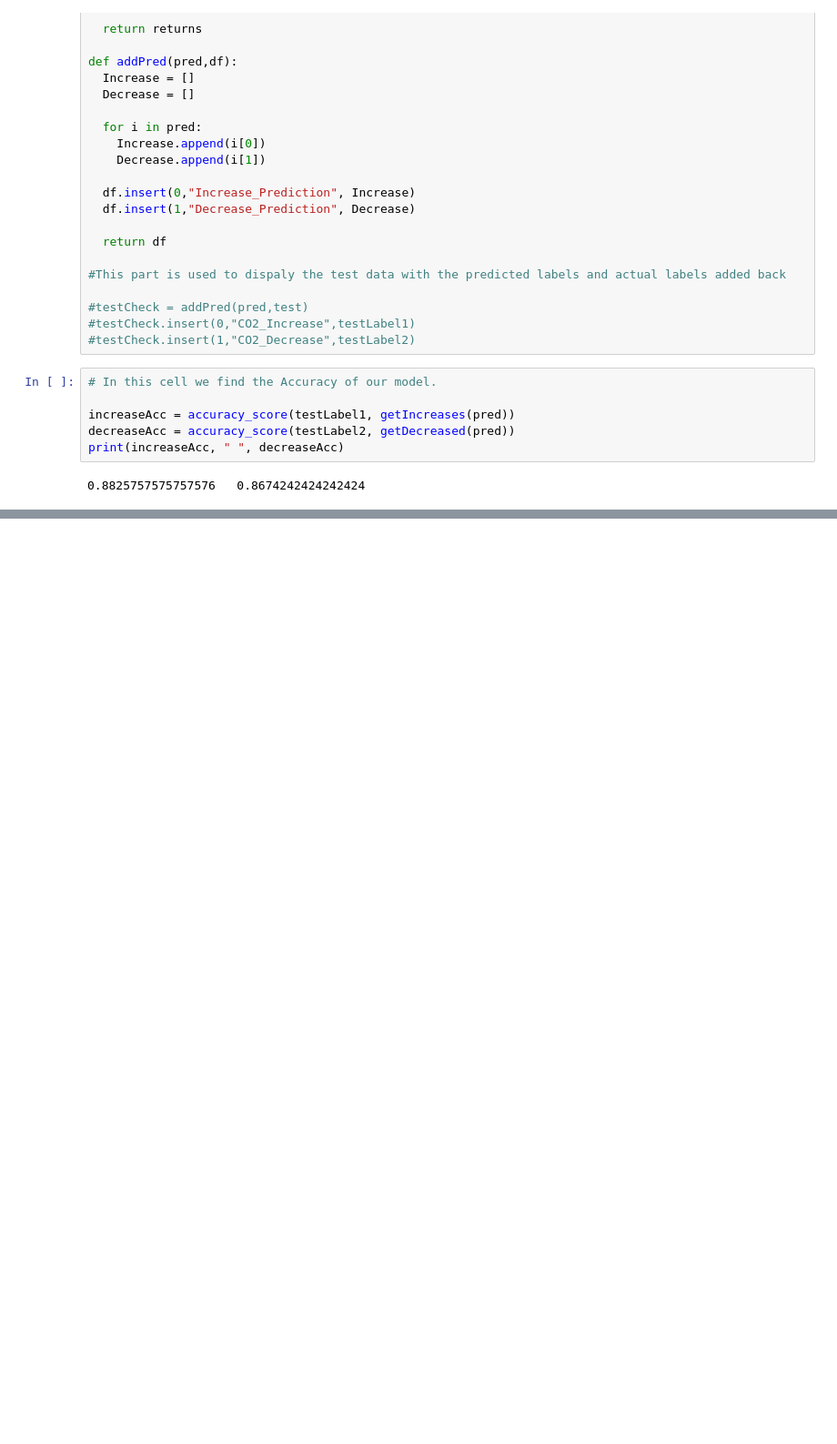
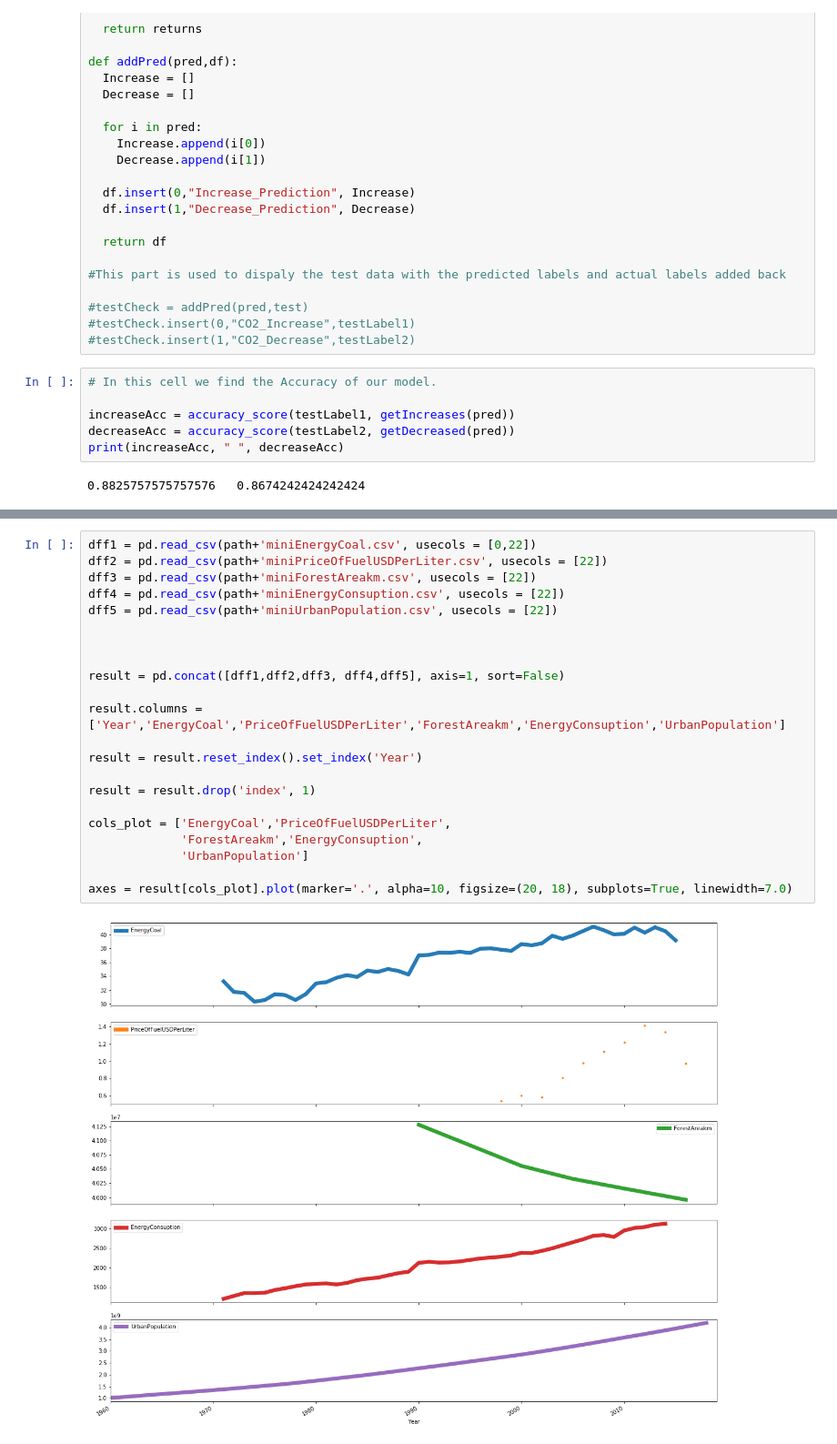
Before and after one commit to TaavetSImo/IDS2019_Population-Characteristics, a Jupyter notebook: IDS_PROJECT_NOTEBOOK.ipynb, the cells around one changed output, grey strips where cells are left out. Shown: that part at 91% size. Cells and saved outputs as stored; diff of their text form; blank space fills up the shorter version.

```diff
--- a/IDS_PROJECT_NOTEBOOK.ipynb
+++ b/IDS_PROJECT_NOTEBOOK.ipynb
@@ -376,0 +534,24 @@ print(increaseAcc, " ", decreaseAcc)
+# %%
+dff1 = pd.read_csv(path+'miniEnergyCoal.csv', usecols = [0,22])
+dff2 = pd.read_csv(path+'miniPriceOfFuelUSDPerLiter.csv', usecols = [22])
+dff3 = pd.read_csv(path+'miniForestAreakm.csv', usecols = [22])
+dff4 = pd.read_csv(path+'miniEnergyConsuption.csv', usecols = [22])
+dff5 = pd.read_csv(path+'miniUrbanPopulation.csv', usecols = [22])
+
+
+
+result = pd.concat([dff1,dff2,dff3, dff4,dff5], axis=1, sort=False)
+
+result.columns = ['Year','EnergyCoal','PriceOfFuelUSDPerLiter','ForestAreakm','EnergyConsuption','UrbanPopulation']
+
+result = result.reset_index().set_index('Year')
+
+result = result.drop('index', 1)
+
+cols_plot = ['EnergyCoal','PriceOfFuelUSDPerLiter',
+             'ForestAreakm','EnergyConsuption',
+             'UrbanPopulation']
+
+axes = result[cols_plot].plot(marker='.', alpha=10, figsize=(20, 18), subplots=True, linewidth=7.0)
+# %% [output]
+[figure, added]
```
Also changed, not shown: parts of 7 cells of this notebook.
